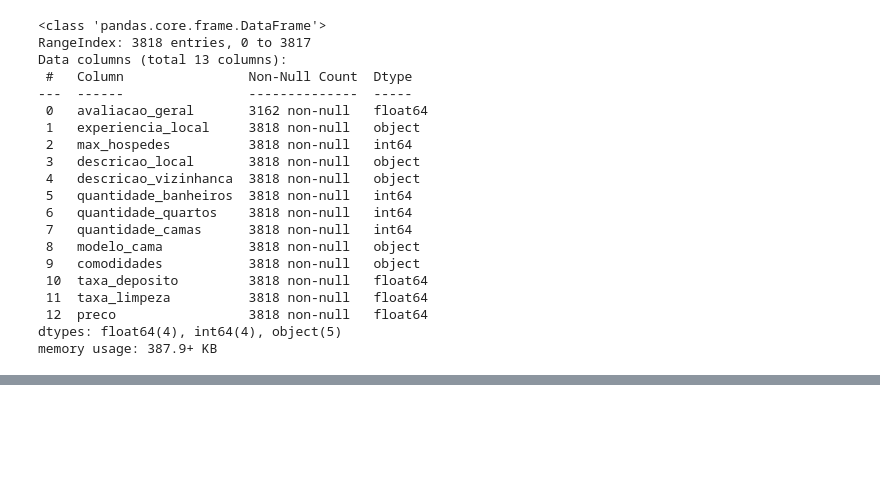
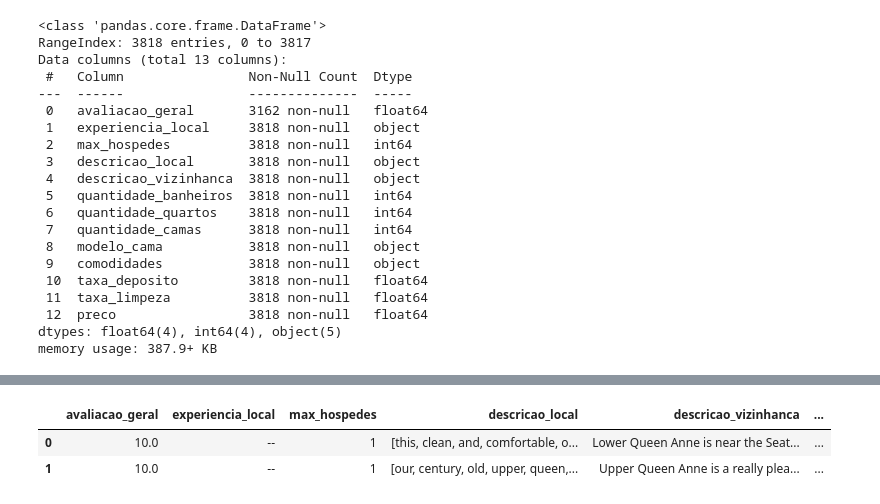
Before and after one commit to VinicMello/bootcamp_data, a Jupyter notebook: main.ipynb, the cells around one changed output, grey strips where cells are left out. Drawn from its saved outputs; the diff is of its cells as text; code cells hidden in the pictures; blank space fills up the shorter version.

```diff
--- a/main.ipynb
+++ b/main.ipynb
@@ -152,3 +151,7 @@ Data columns (total 13 columns):
  12  preco                 3818 non-null   float64
 dtypes: float64(4), int64(4), object(5)
 memory usage: 387.9+ KB
+# %%
+# Converte texto da coluna 'descricao_local' para letras minúsculas
+df['descricao_local'] = df['descricao_local'].str.lower()
+df['descricao_local']
@@ -154,0 +171,9 @@ memory usage: 387.9+ KB
+# %%
+# Remove caracteres que não sejam letras, números, hífen ou apóstrofo, substituindo por espaço
+# a-z: todas as letras, do "a" ao "z", minúsculas;
+# A-Z: todas as letras, do "A" ao "Z", maiúsculas;
+# 0-9: todos os números, de 0 a 9;
+# \-: hífen;
+# \': apóstrofo.
+df['descricao_local'] = df['descricao_local'].str.replace('[^a-zA-Z0-9\-\']', ' ', regex=True)
+df['descricao_local']
@@ -154,0 +193,6 @@ memory usage: 387.9+ KB
+# %%
+# Remove hífens isolados que não estão entre caracteres alfanuméricos
+# (?<!\w): uma "lookbehind" negativa que verifica se há um caractere de palavra antes do hífen ou se há apenas um espaço em branco, resultando em "verdadeiro" se não houver nada;
+# (?!\w): uma lookahead negativa que verifica se há um caractere de palavra depois do hífen.
+df['descricao_local'] = df['descricao_local'].str.replace('(?<!\w)-(?!\w)', '', regex=True)
+df['descricao_local']
@@ -154,0 +212,9 @@ memory usage: 387.9+ KB
+# %%
+# Separa texto em listas de palavras, removendo espaços extras
+# Tokenização: separa as palavras em uma lista, removendo espaços extras.
+df['descricao_local'] = df['descricao_local'].str.split()
+df.head(2)
+# %% [output]
+|  | avaliacao_geral | experiencia_local | max_hospedes | descricao_local | descricao_vizinhanca | ... |
+| 0 | 10.0 | -- | 1 | [this, clean, and, comfortable, o... | Lower Queen Anne is near the Seat... | ... |
+| 1 | 10.0 | -- | 1 | [our, century, old, upper, queen,... | Upper Queen Anne is a really plea... | ... |
```
Also changed, not shown: parts of 21 cells of this notebook, 5 other files.
